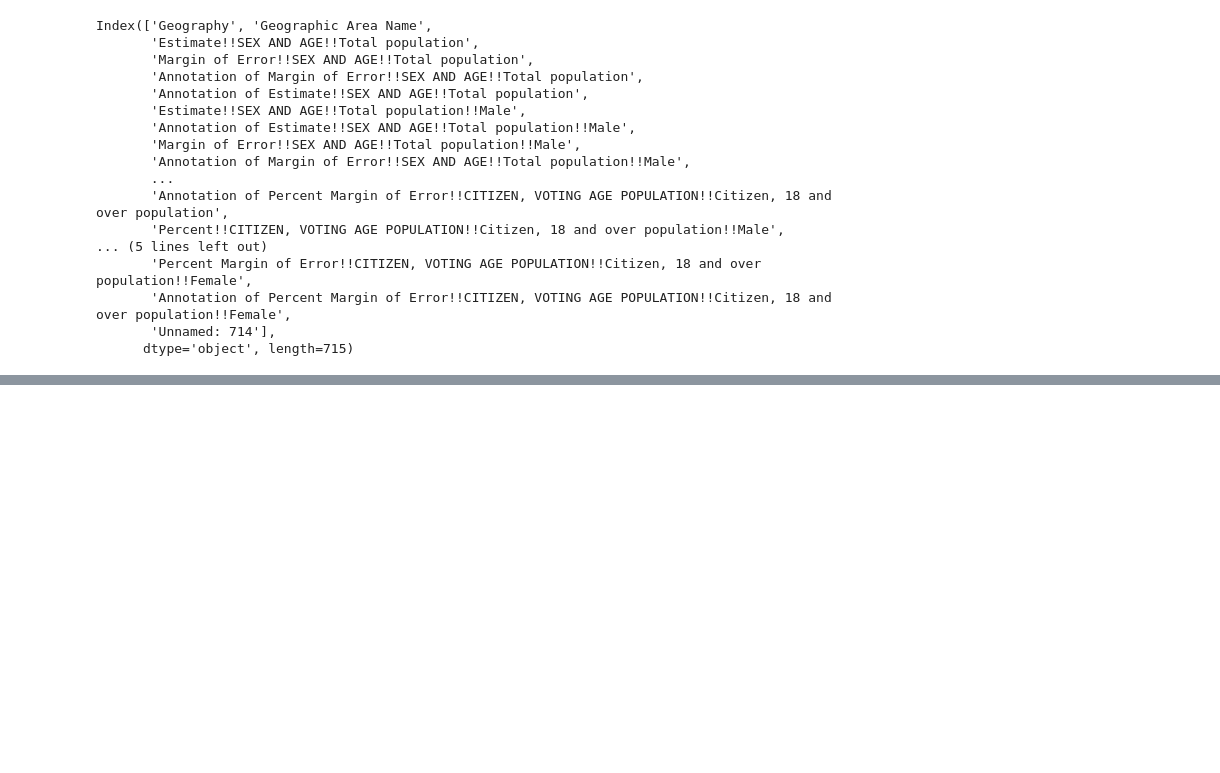
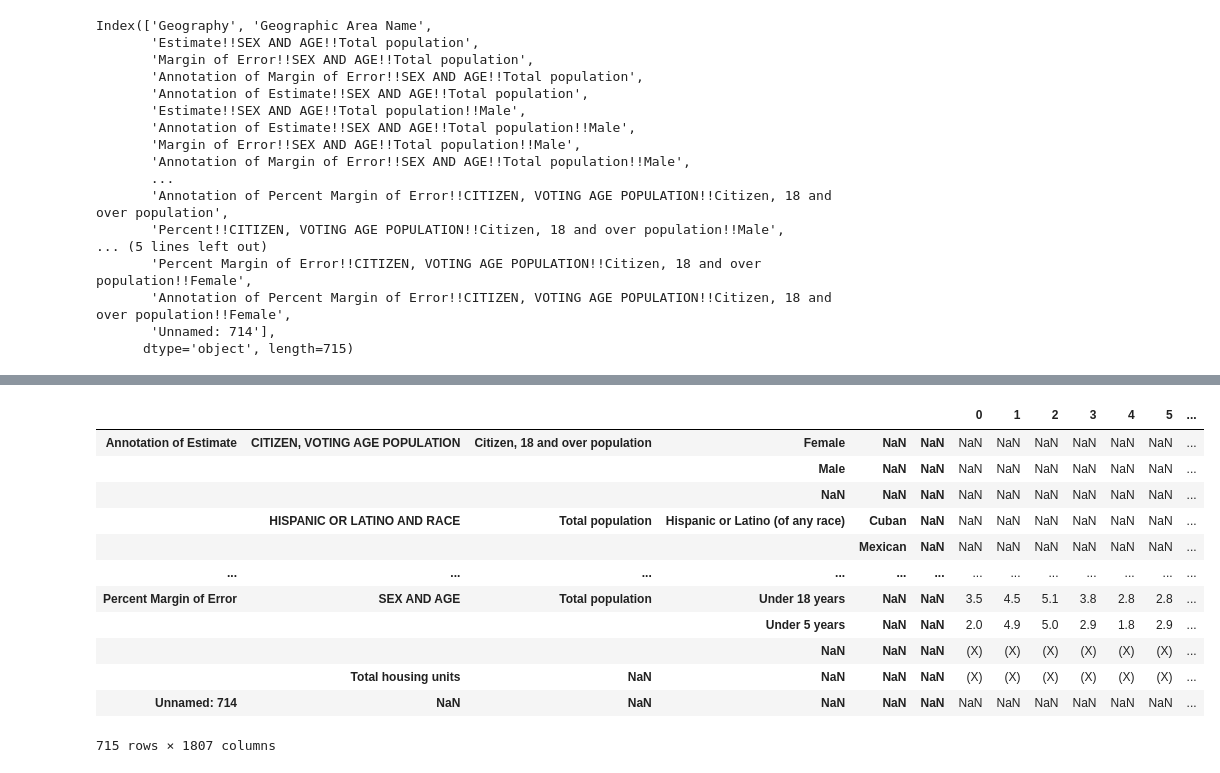
Before and after one commit to hpuma/Airbnb_Rental_Project, a Jupyter notebook: demographics_naledi.ipynb, the cells around one changed output, grey strips where cells are left out. Saved outputs shown, nothing was run; the diff lists cells and outputs as text; code cells hidden in the pictures; blank space fills up the shorter version.

```diff
--- a/demographics_naledi.ipynb
+++ b/demographics_naledi.ipynb
@@ -210,0 +127,2 @@ Annotation of Percent Margin of Error
+# %%
+temp_df.index = pd.MultiIndex.from_tuples(temp_df.index.str.split('!!').tolist())
@@ -210,0 +148,16 @@ Annotation of Percent Margin of Error
+# %%
+temp_df.sort_index()
+# %% [output]
+|  |  |  |  |  |  | 0 | 1 | 2 | 3 | 4 | 5 | ... |
+| Annotation of Estimate | CITIZEN, VOTING AGE POPULATION | Citizen, 18 and over population | Female | NaN | NaN | NaN | NaN | NaN | NaN | NaN | NaN | ... |
+|  |  |  | Male | NaN | NaN | NaN | NaN | NaN | NaN | NaN | NaN | ... |
+|  |  |  | NaN | NaN | NaN | NaN | NaN | NaN | NaN | NaN | NaN | ... |
+|  | HISPANIC OR LATINO AND RACE | Total population | Hispanic or Latino (of any race) | Cuban | NaN | NaN | NaN | NaN | NaN | NaN | NaN | ... |
+|  |  |  |  | Mexican | NaN | NaN | NaN | NaN | NaN | NaN | NaN | ... |
+| ... | ... | ... | ... | ... | ... | ... | ... | ... | ... | ... | ... | ... |
+| Percent Margin of Error | SEX AND AGE | Total population | Under 18 years | NaN | NaN | 3.5 | 4.5 | 5.1 | 3.8 | 2.8 | 2.8 | ... |
+|  |  |  | Under 5 years | NaN | NaN | 2.0 | 4.9 | 5.0 | 2.9 | 1.8 | 2.9 | ... |
+|  |  |  | NaN | NaN | NaN | (X) | (X) | (X) | (X) | (X) | (X) | ... |
+|  | Total housing units | NaN | NaN | NaN | NaN | (X) | (X) | (X) | (X) | (X) | (X) | ... |
+| Unnamed: 714 | NaN | NaN | NaN | NaN | NaN | NaN | NaN | NaN | NaN | NaN | NaN | ... |
+715 rows × 1807 columns
```
Also changed, not shown: parts of 17 cells of this notebook.
